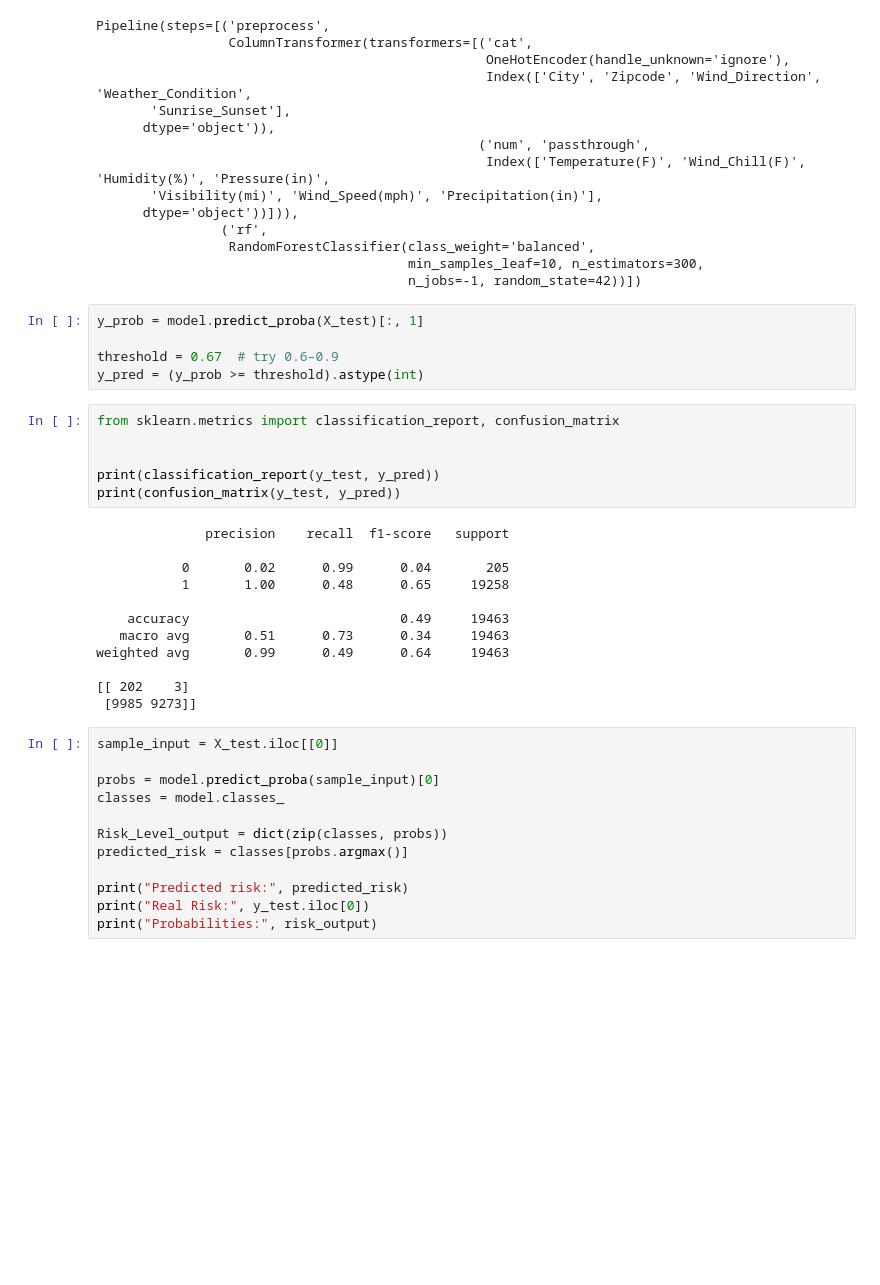
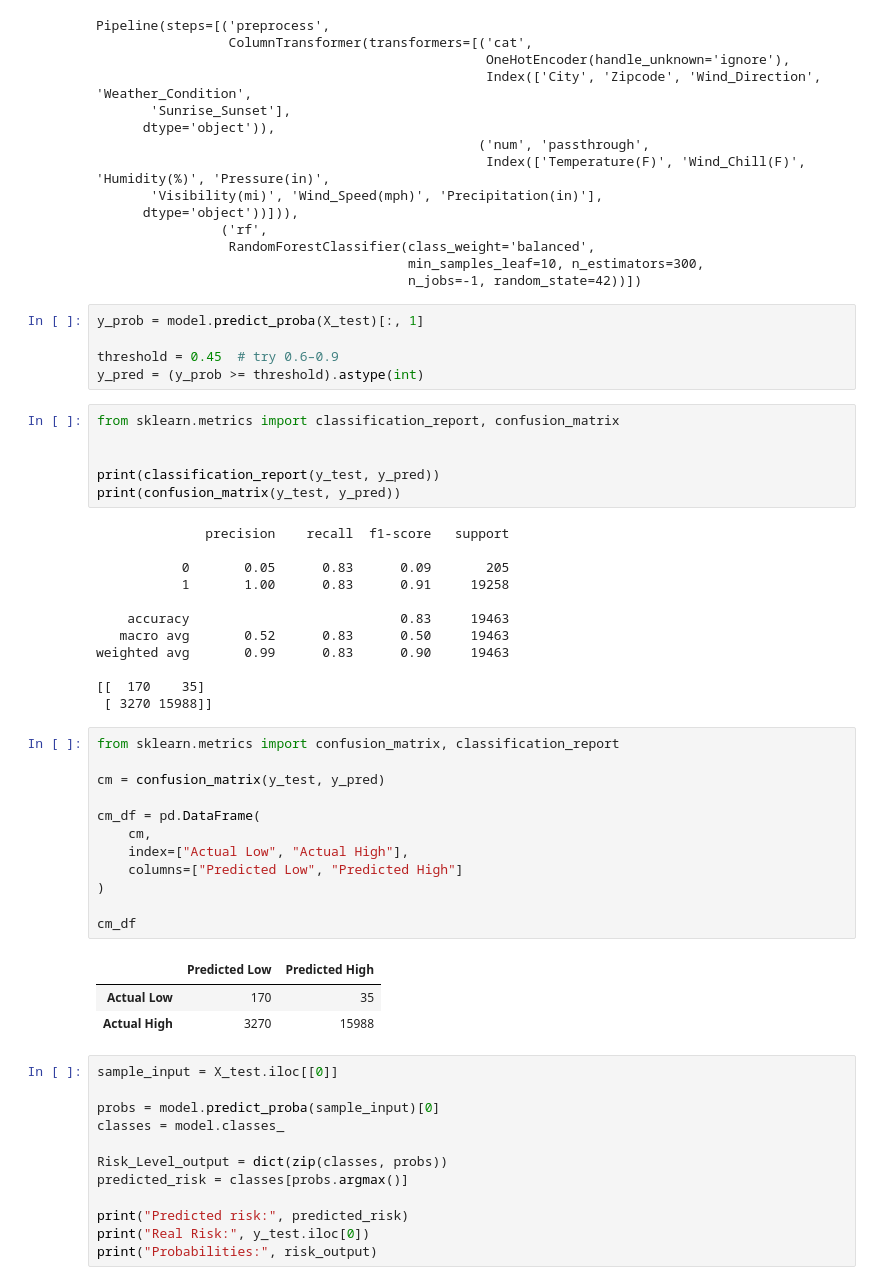
Before and after one commit to oneal1ma/Weather2Go_Spartahack11, a Jupyter notebook: ShouldDrive2.ipynb, the cells around one changed output. Saved outputs shown, nothing was run; the diff lists cells and outputs as text; blank space fills up the shorter version.

```diff
--- a/ShouldDrive2.ipynb
+++ b/ShouldDrive2.ipynb
@@ -361,7 +362,7 @@ Pipeline(steps=[('preprocess',
 # %%
 y_prob = model.predict_proba(X_test)[:, 1]
 
-threshold = 0.67  # try 0.6–0.9
+threshold = 0.45  # try 0.6–0.9
 y_pred = (y_prob >= threshold).astype(int)
 # %%
 from sklearn.metrics import classification_report, confusion_matrix
@@ -372,15 +373,31 @@ print(confusion_matrix(y_test, y_pred))
 # %% [output]
               precision    recall  f1-score   support
 
-           0       0.02      0.99      0.04       205
-           1       1.00      0.48      0.65     19258
+           0       0.05      0.83      0.09       205
+           1       1.00      0.83      0.91     19258
 
-    accuracy                           0.49     19463
-   macro avg       0.51      0.73      0.34     19463
-weighted avg       0.99      0.49      0.64     19463
+    accuracy                           0.83     19463
+   macro avg       0.52      0.83      0.50     19463
+weighted avg       0.99      0.83      0.90     19463
 
-[[ 202    3]
- [9985 9273]]
+[[  170    35]
+ [ 3270 15988]]
+# %%
+from sklearn.metrics import confusion_matrix, classification_report
+
+cm = confusion_matrix(y_test, y_pred)
+
+cm_df = pd.DataFrame(
+    cm,
+    index=["Actual Low", "Actual High"],
+    columns=["Predicted Low", "Predicted High"]
+)
+
+cm_df
+# %% [output]
+|  | Predicted Low | Predicted High |
+| Actual Low | 170 | 35 |
+| Actual High | 3270 | 15988 |
 # %%
 sample_input = X_test.iloc[[0]]
 
```
Also changed, not shown: parts of 5 cells of this notebook.
